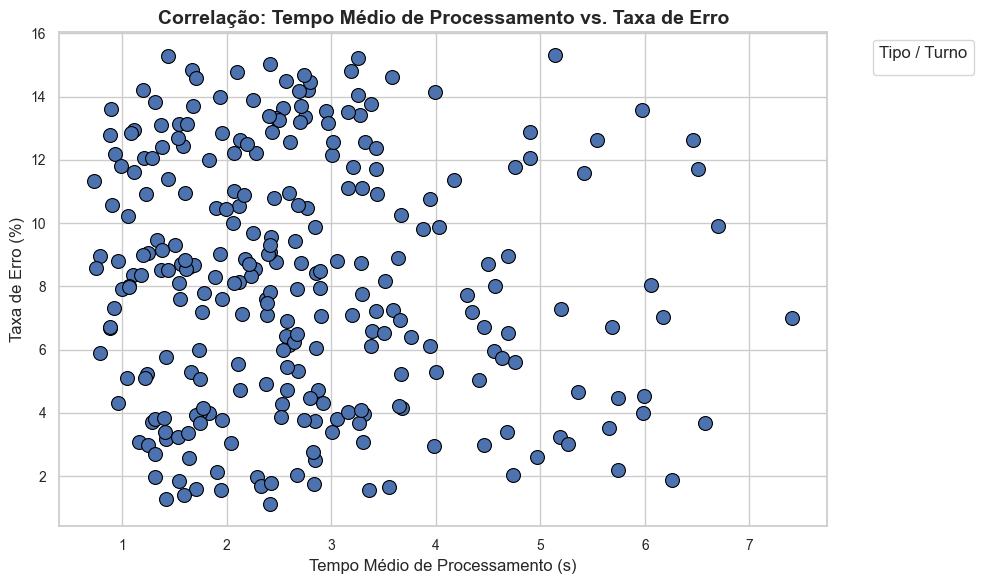
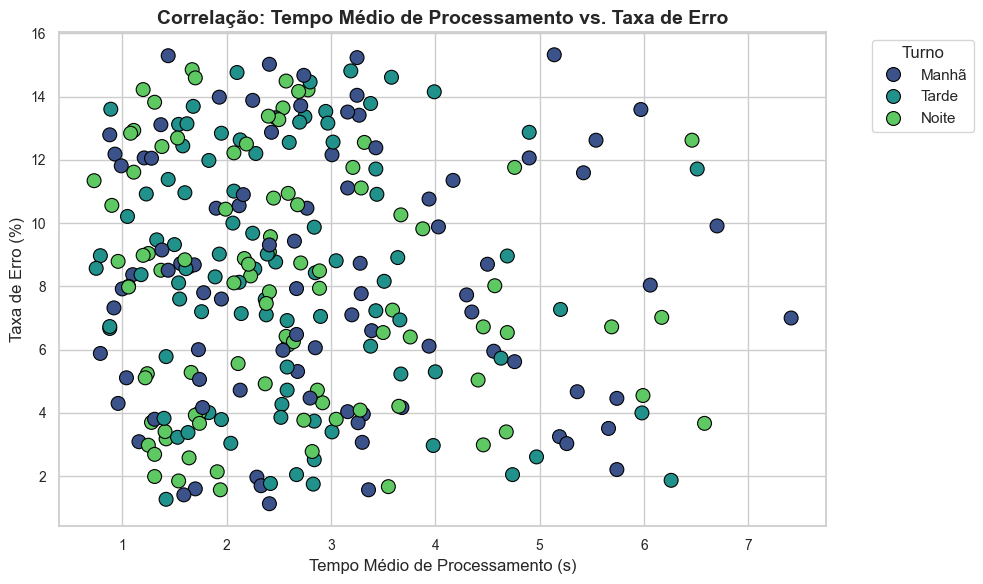
Code edit (unified diff) that turned the first committed figure into the second:
--- before
+++ after
@@ -1,12 +1,13 @@
 plt.figure(figsize=(10, 6))
-sns.set(style="whitegrid") 
+sns.set(style="whitegrid")
 
 sns.scatterplot(
     data=kpi_df,
     x='tempo_medio_processamento',
-    y='taxa_erro',          
-    palette='viridis',           
-    s=100,                       
-    edgecolor='black'            
+    y='taxa_erro',
+    hue='turno',                 
+    palette='viridis',
+    s=100,
+    edgecolor='black'
 )
 
@@ -16,5 +17,5 @@
 plt.xticks(fontsize=10)
 plt.yticks(fontsize=10)
-plt.legend(title='Tipo / Turno', bbox_to_anchor=(1.05, 1), loc='upper left')  
+plt.legend(bbox_to_anchor=(1.05, 1), loc='upper left', title='Turno')
 plt.tight_layout()
 plt.show()

Commit: fix: fix graph error